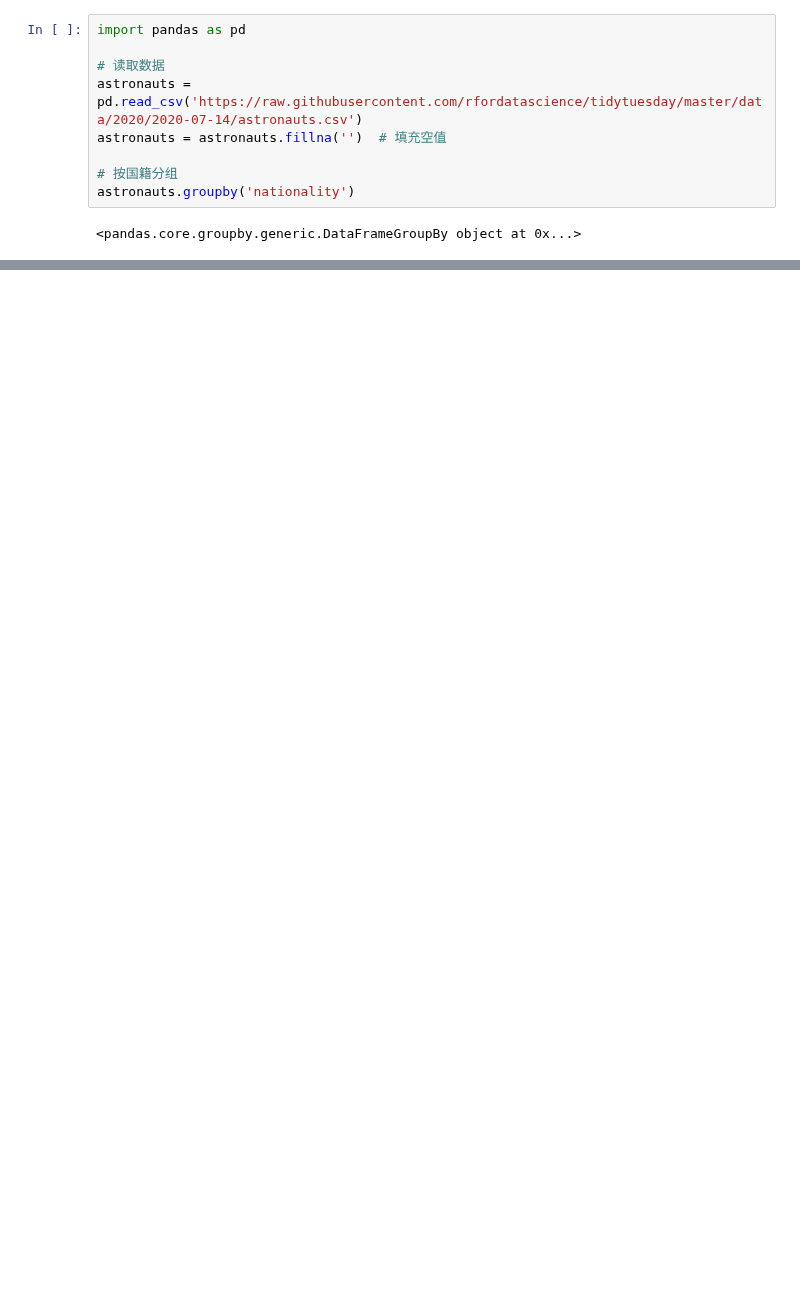
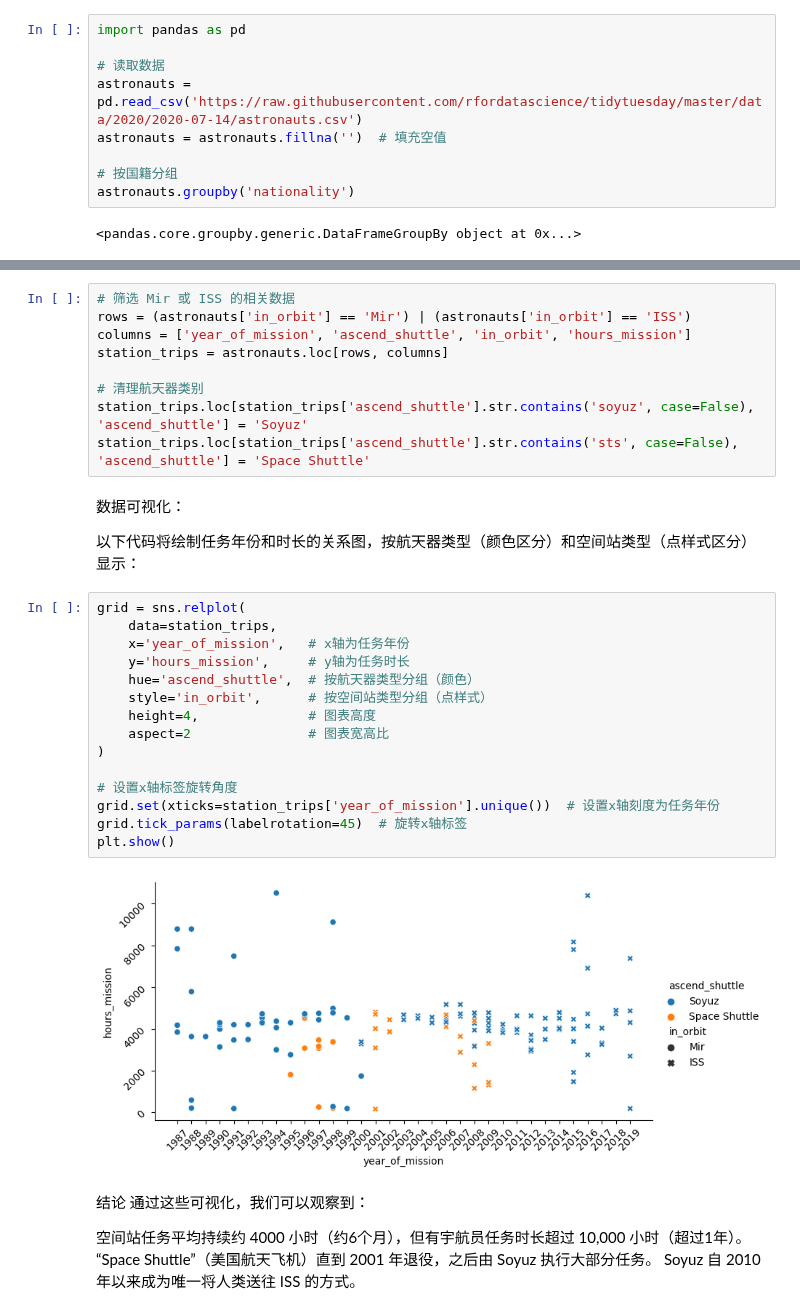
Before and after one commit to Chenji-s/test1, a Jupyter notebook: 教学week8.ipynb, the cells around one changed output, grey strips where cells are left out. Cells and saved outputs as stored; diff of their text form; blank space fills up the shorter version.

```diff
--- a/教学week8.ipynb
+++ b/教学week8.ipynb
@@ -138,0 +303,37 @@ astronauts.groupby('nationality')
+# %%
+# 筛选 Mir 或 ISS 的相关数据
+rows = (astronauts['in_orbit'] == 'Mir') | (astronauts['in_orbit'] == 'ISS')
+columns = ['year_of_mission', 'ascend_shuttle', 'in_orbit', 'hours_mission']
+station_trips = astronauts.loc[rows, columns]
+
+# 清理航天器类别
+station_trips.loc[station_trips['ascend_shuttle'].str.contains('soyuz', case=False), 'ascend_shuttle'] = 'Soyuz'
+station_trips.loc[station_trips['ascend_shuttle'].str.contains('sts', case=False), 'ascend_shuttle'] = 'Space Shuttle'
+# %% [markdown]
+数据可视化：
+
+以下代码将绘制任务年份和时长的关系图，按航天器类型（颜色区分）和空间站类型（点样式区分）显示：
+# %%
+grid = sns.relplot(
+    data=station_trips,
+    x='year_of_mission',   # x轴为任务年份
+    y='hours_mission',     # y轴为任务时长
+    hue='ascend_shuttle',  # 按航天器类型分组（颜色）
+    style='in_orbit',      # 按空间站类型分组（点样式）
+    height=4,              # 图表高度
+    aspect=2               # 图表宽高比
+)
+
+# 设置x轴标签旋转角度
+grid.set(xticks=station_trips['year_of_mission'].unique())  # 设置x轴刻度为任务年份
+grid.tick_params(labelrotation=45)  # 旋转x轴标签
+plt.show()
+# %% [output]
+[figure, added]
+# %% [markdown]
+结论
+通过这些可视化，我们可以观察到：
+
+空间站任务平均持续约 4000 小时（约6个月），但有宇航员任务时长超过 10,000 小时（超过1年）。
+“Space Shuttle”（美国航天飞机）直到 2001 年退役，之后由 Soyuz 执行大部分任务。
+Soyuz 自 2010 年以来成为唯一将人类送往 ISS 的方式。
```
Also changed, not shown: parts of 16 cells of this notebook.
